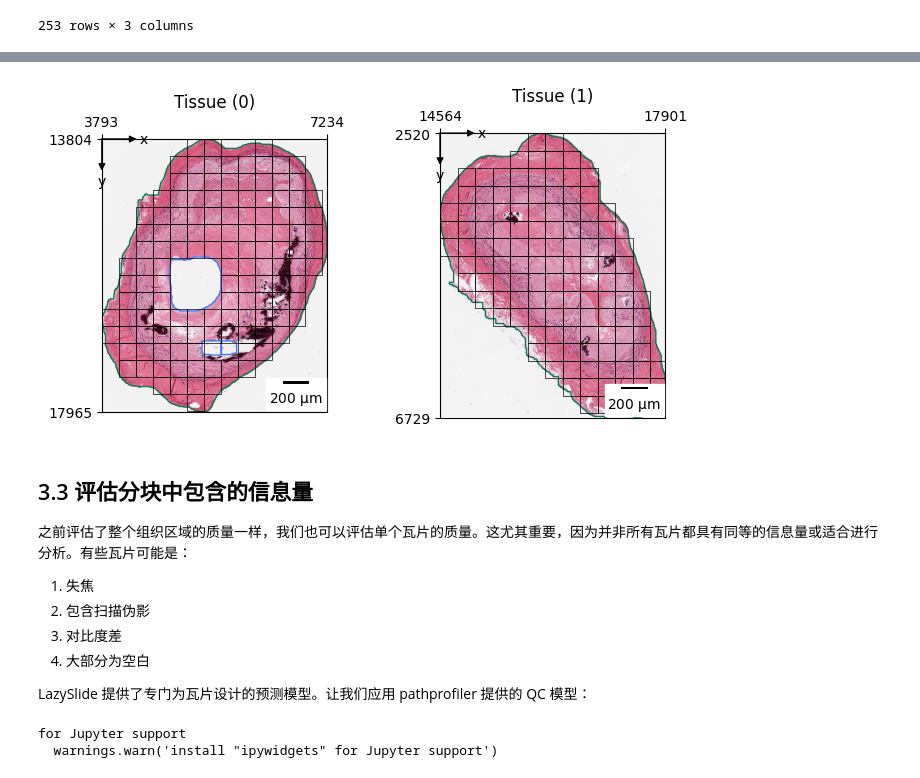
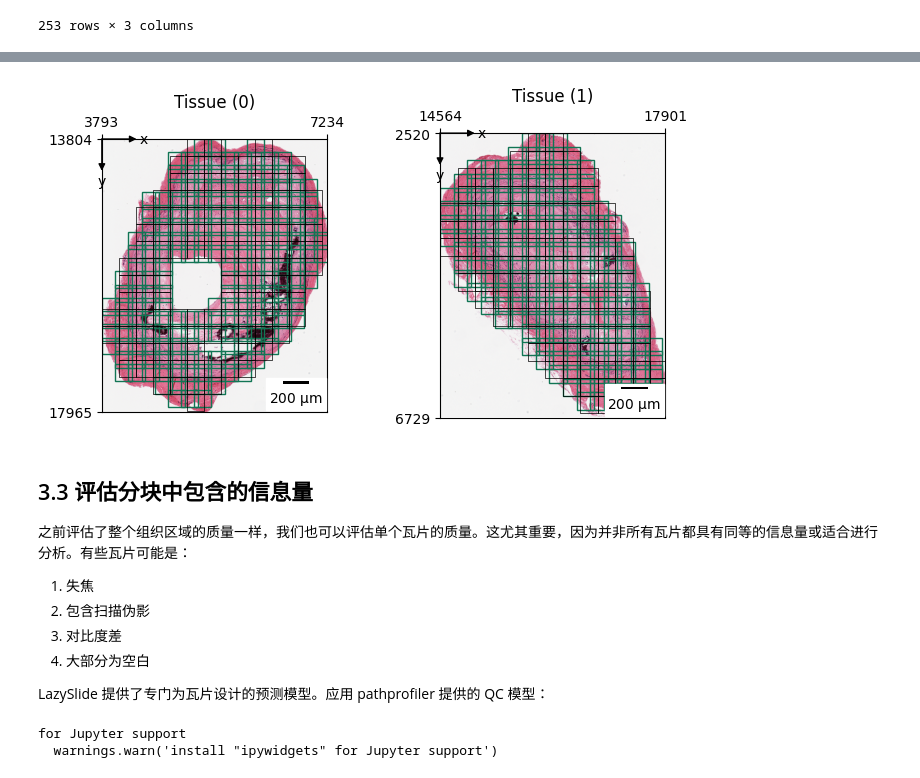
Before and after one commit to NoyeArk/lazy_slide, a Jupyter notebook: ipynb/1. 从原始图像到数据分析.ipynb, the cells around one changed output, grey strips where cells are left out. Drawn from its saved outputs; the diff is of its cells as text; code cells hidden in the pictures.

```diff
--- a/ipynb/1. 从原始图像到数据分析.ipynb
+++ b/ipynb/1. 从原始图像到数据分析.ipynb
@@ -5,7 +5,7 @@
 # %%
 from wsidata import open_wsi
 
-slide = "data/GTEX-1117F-0526.svs"
+slide = "../data/GTEX-1117F-0526.svs"
 wsi = open_wsi(slide)
 wsi
 # %% [output]
@@ -269,7 +343,7 @@ wsi["tiles"]
 # %%
-zs.pl.tiles(wsi, tissue_id="all", linewidth=0.5)
+zs.pl.tiles(wsi, tissue_id="all", linewidth=0.5, tissue_key="tile_stride_200")
 # %% [output]
-[figure, old version]
+[figure, new version]
 # %% [markdown]
 ## 3.3 评估分块中包含的信息量
 
@@ -280,5 +354,5 @@ zs.pl.tiles(wsi, tissue_id="all", linewidth=0.5)
 3. 对比度差
 4. 大部分为空白
 
-LazySlide 提供了专门为瓦片设计的预测模型。让我们应用 pathprofiler 提供的 QC 模型：
+LazySlide 提供了专门为瓦片设计的预测模型。应用 pathprofiler 提供的 QC 模型：
 # %%
```
Also changed, not shown: parts of 28 cells of this notebook, 6 other files.
